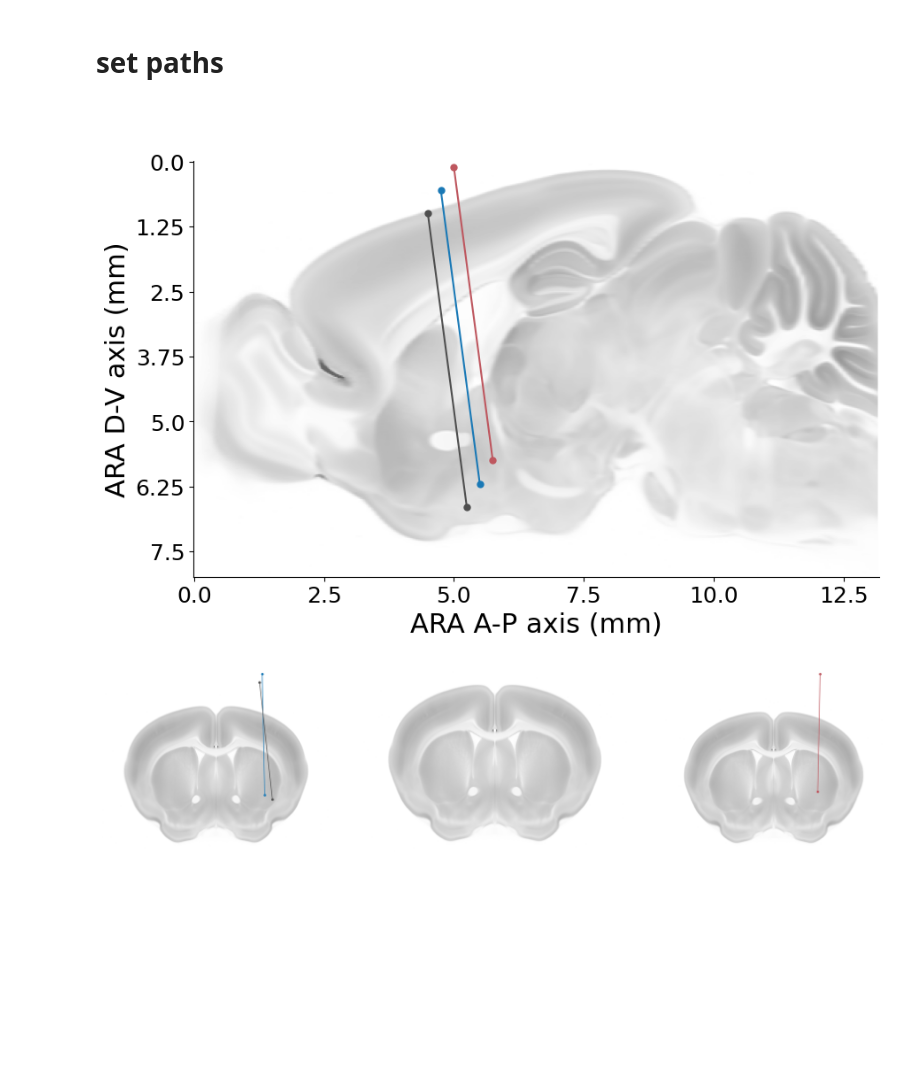
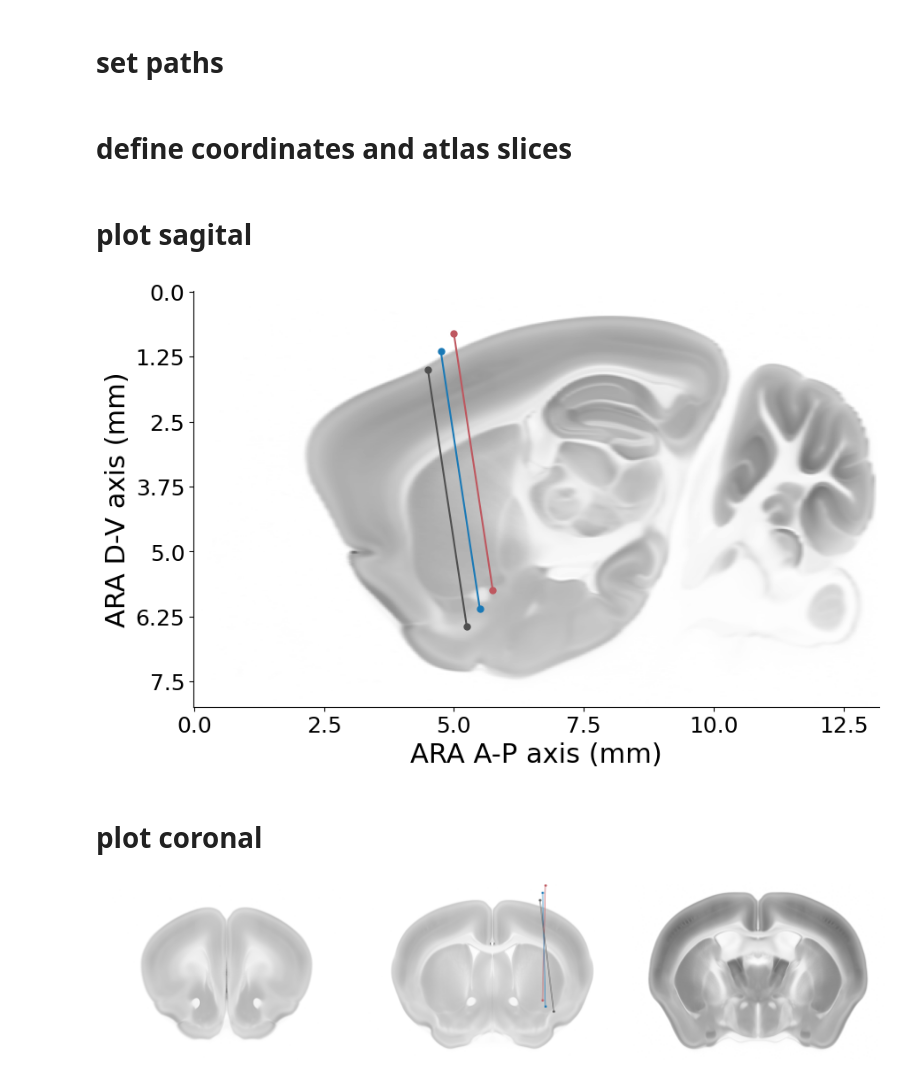
Before and after one commit to EmmettJT/sequences_histology, a Jupyter notebook: example_histology_plotting.ipynb, the cells around one changed output. Cells and saved outputs as stored; diff of their text form; code cells hidden in the pictures; blank space fills up the shorter version.

```diff
--- a/example_histology_plotting.ipynb
+++ b/example_histology_plotting.ipynb
@@ -30,9 +30,11 @@ def extend_line(point1, point2, extend_direction):
 # set paths
 # %%
 
-atlas_path = os.getcwd() + r'\reference_images\reference_25um_inverted.tif'
-cp_image_path = os.getcwd() + r'\reference_images\sagital_reference_25um_inverted.tif'
+atlas_path = os.getcwd() + r'\reference_images\reference_25um_inverted_cropped.tif'
+cp_image_path = os.getcwd() + r'\reference_images\sagtial_reference_25um_inverted.tif'
 file_path = os.getcwd() + r'\example_data\probe_positions.txt'
 
 #load in probe tip location data
 coords = pd.read_csv(file_path, header=0)
+# %% [markdown]
+# define coordinates and atlas slices
@@ -39,2 +98,2 @@ coords = pd.read_csv(file_path, header=0)
 # %% [markdown]
-#
+# plot sagital
@@ -109,5 +100,5 @@ groups = list(coords.group.values)
 # %%
-colours_ = ['buffer','#BE575F','#1A79B6','#4F4F4F','k']
+
 
 # make the plot
 fig, ax = plt.subplots(1, 1, figsize=[10,10])
@@ -139,42 +130,30 @@ ax.set_ylabel('ARA D-V axis (mm)', fontsize=22)
 ax.spines.right.set_visible(False)
 ax.spines.top.set_visible(False)
 # %% [output]
-[figure, old version]
+[figure, new version]
-# %%
-def extend_line(point1, point2, extend_direction):
-    # Calculate the slope of the line
-    slope = (point2[1] - point1[1]) / (point2[0] - point1[0])
-
-    # Calculate the new coordinates
-    if extend_direction == "positive":
-        new_x = point2[0] + 0.2 * (point2[0] - point1[0])
-        new_y = point2[1] + 0.2 * (point2[1] - point1[1])
-    elif extend_direction == "negative":
-        new_x = point1[0] - 0.3 * (point2[0] - point1[0])
-        new_y = point1[1] - 0.3 * (point2[1] - point1[1])
-    else:
-        raise ValueError("Invalid extend direction. Must be 'positive' or 'negative'.")
-
-    return [(point1[0], point1[1]), (point2[0], point2[1]), (new_x, new_y)]
+# %% [markdown]
+# plot coronal
 # %%
 # plot the fibers in the slices
 fig2, axs = plt.subplots(rows, cols, figsize=[cols * w/50, rows * h/50])
 axs = axs.ravel()
 for c,i in enumerate(sl_list):
     atlas.seek(i)
     axs[c].imshow(atlas, cmap='gray',alpha = 0.6)
     axs[c].axis('off')
 # fig2.subplots_adjust(wspace=0, hspace=0)
 fig2.tight_layout()
 
 # plot the fibers
-for c,x in enumerate(Z1):
+# so save space the front part of the atlas was cropped off, 151 images were removed so i need to account for this in the z position
+cropped_atlas = 151
+for c,x in enumerate(Z1-cropped_atlas):
     # find the index of the slice that this point is closest to
     templist = [np.abs(b - x) for b in sl_list]
     idx = np.argmin(templist)
     new_point = extend_line((X1[c],X2[c]),(Y1[c],Y2[c]),'positive')
     if not groups[c] == 4:
         axs[idx].plot(new_point[0], new_point[-1], 'o-', color=colours_[groups[c]],
                 alpha=1, markersize=5, markeredgewidth=1)
 # %% [output]
-[figure, old version]
+[figure, new version]
```
Also changed, not shown: parts of 2 cells of this notebook, 3 other files.
